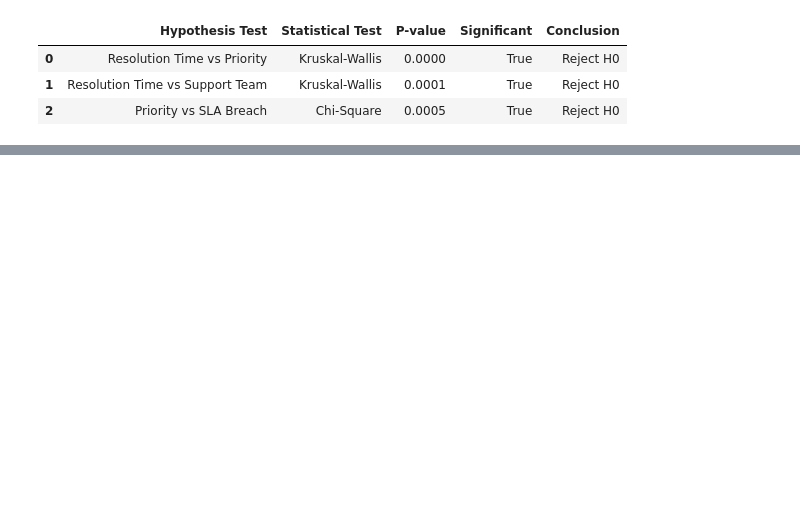
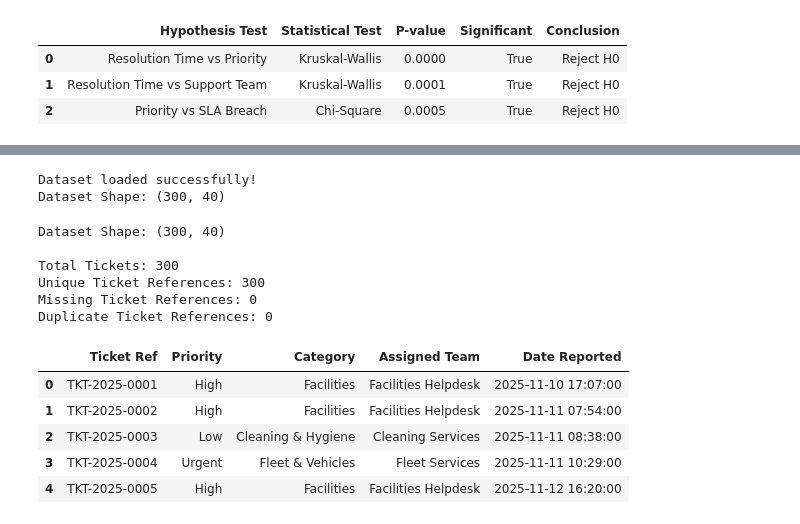
Before and after one commit to ctr-code/fix-it-at-work, a Jupyter notebook: data-analytics/EDA/EDA.ipynb, the cells around one changed output, grey strips where cells are left out. Drawn from its saved outputs; the diff is of its cells as text; code cells hidden in the pictures; blank space fills up the shorter version.

```diff
--- a/data-analytics/EDA/EDA.ipynb
+++ b/data-analytics/EDA/EDA.ipynb
@@ -1469,0 +1066,66 @@ not be interpreted as validated real-world results.
+# %%
+import pandas as pd
+from pathlib import Path
+
+# Load cleaned dataset
+file_path = (
+    Path.cwd().parent
+    / "Data"
+    / "Processed"
+    / "cleaned_tickets.csv"
+)
+
+df = pd.read_csv(file_path)
+
+print("Dataset loaded successfully!")
+print("Dataset Shape:", df.shape)
+# %% [output]
+Dataset loaded successfully!
+Dataset Shape: (300, 40)
+# %%
+# 6.1 Data Validation
+
+print("Dataset Shape:", df.shape)
+
+print("\nTotal Tickets:", len(df))
+
+print(
+    "Unique Ticket References:",
+    df["Ticket Ref"].nunique()
+)
+
+print(
+    "Missing Ticket References:",
+    df["Ticket Ref"].isna().sum()
+)
+
+print(
+    "Duplicate Ticket References:",
+    df["Ticket Ref"].duplicated().sum()
+)
+
+# Check dimension columns
+display(
+    df[
+        [
+            "Ticket Ref",
+            "Priority",
+            "Category",
+            "Assigned Team",
+            "Date Reported"
+        ]
+    ].head()
+)
+# %% [output]
+Dataset Shape: (300, 40)
+
+Total Tickets: 300
+Unique Ticket References: 300
+Missing Ticket References: 0
+Duplicate Ticket References: 0
+|  | Ticket Ref | Priority | Category | Assigned Team | Date Reported |
+| 0 | TKT-2025-0001 | High | Facilities | Facilities Helpdesk | 2025-11-10 17:07:00 |
+| 1 | TKT-2025-0002 | High | Facilities | Facilities Helpdesk | 2025-11-11 07:54:00 |
+| 2 | TKT-2025-0003 | Low | Cleaning & Hygiene | Cleaning Services | 2025-11-11 08:38:00 |
+| 3 | TKT-2025-0004 | Urgent | Fleet & Vehicles | Fleet Services | 2025-11-11 10:29:00 |
+| 4 | TKT-2025-0005 | High | Facilities | Facilities Helpdesk | 2025-11-12 16:20:00 |
```
Also changed, not shown: parts of 44 cells of this notebook, 1 other file.
